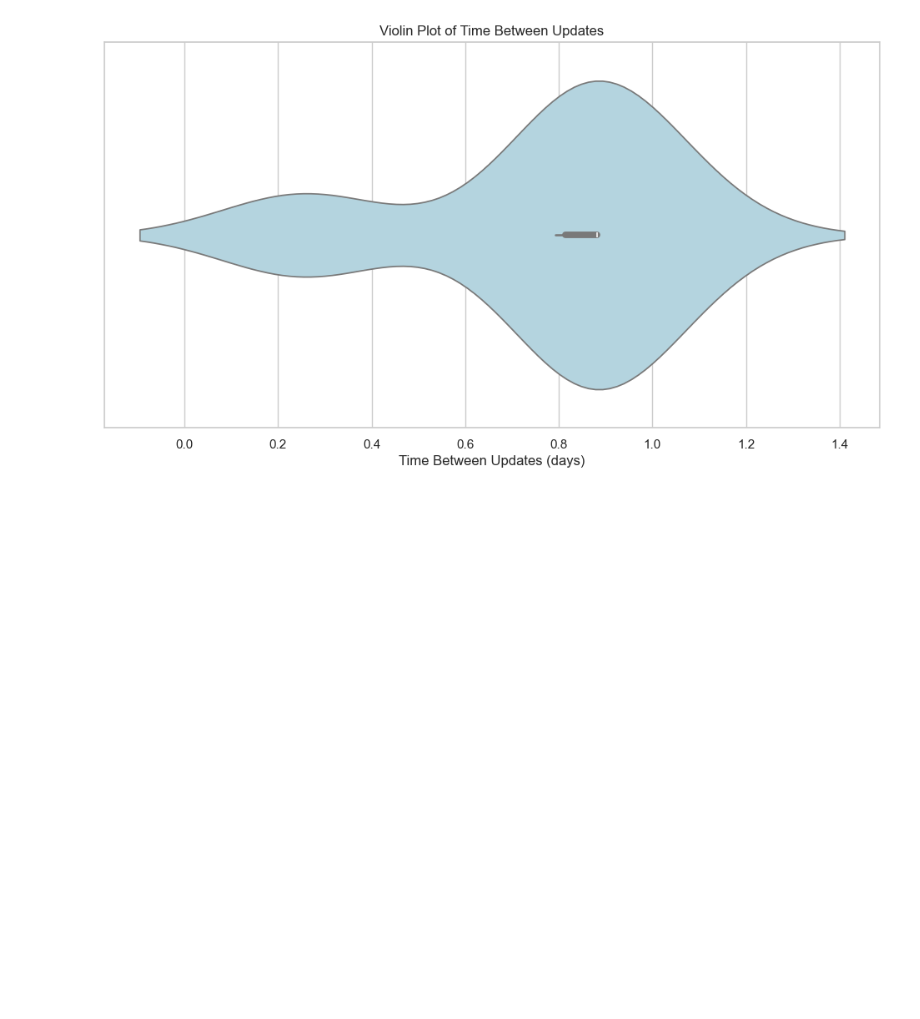
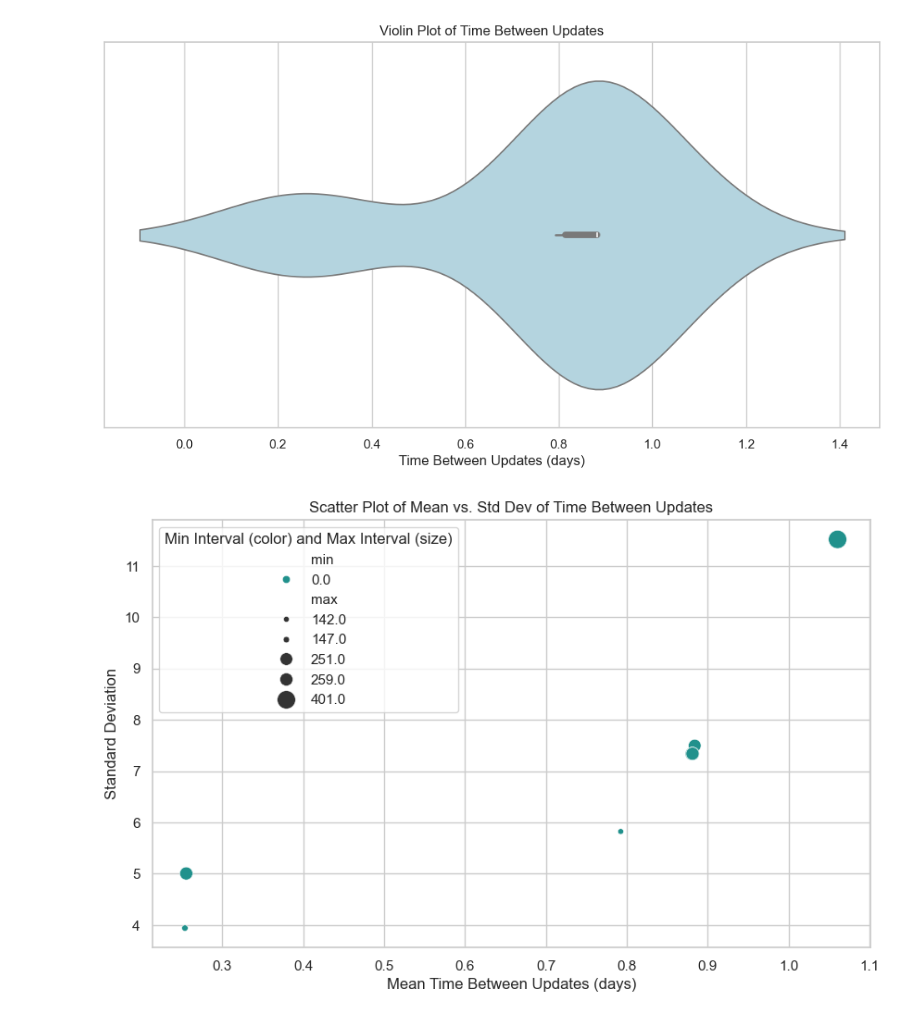
Before and after one commit to hanzltom/LOG6307-final, a Jupyter notebook: time_updates.ipynb, the cells around one changed output. Drawn from its saved outputs; the diff is of its cells as text; code cells hidden in the pictures; blank space fills up the shorter version.

```diff
--- a/time_updates.ipynb
+++ b/time_updates.ipynb
@@ -133,3 +133,13 @@ plt.xlabel('Time Between Updates (days)')
 plt.show()
 # %% [output]
 [figure]
+# %%
+plt.figure(figsize=(10, 6))
+sns.scatterplot(data=project_stats, x='mean', y='std', hue='min', palette='viridis', size='max', sizes=(20, 200))
+plt.title('Scatter Plot of Mean vs. Std Dev of Time Between Updates')
+plt.xlabel('Mean Time Between Updates (days)')
+plt.ylabel('Standard Deviation')
+plt.legend(title='Min Interval (color) and Max Interval (size)')
+plt.show()
+# %% [output]
+[figure, added]
```
Also changed, not shown: 1 other file.
